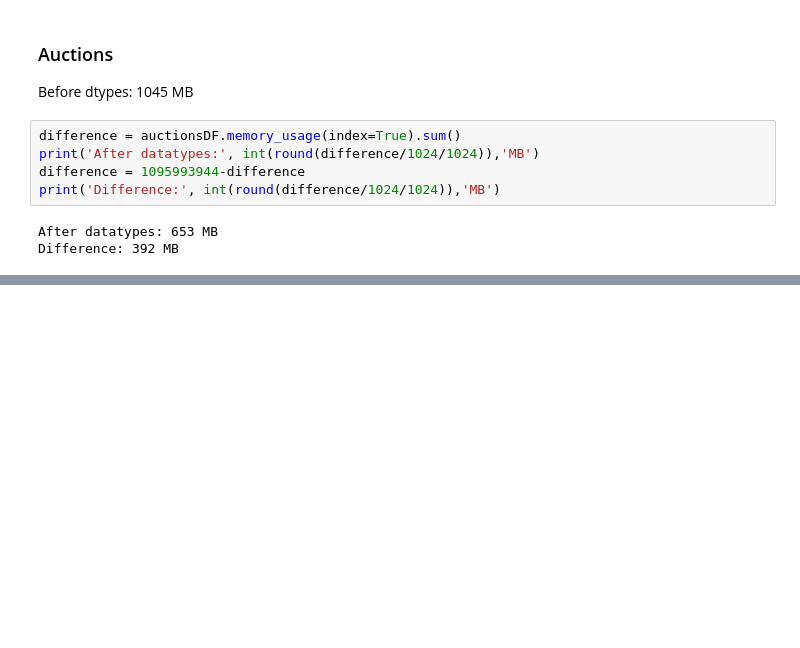
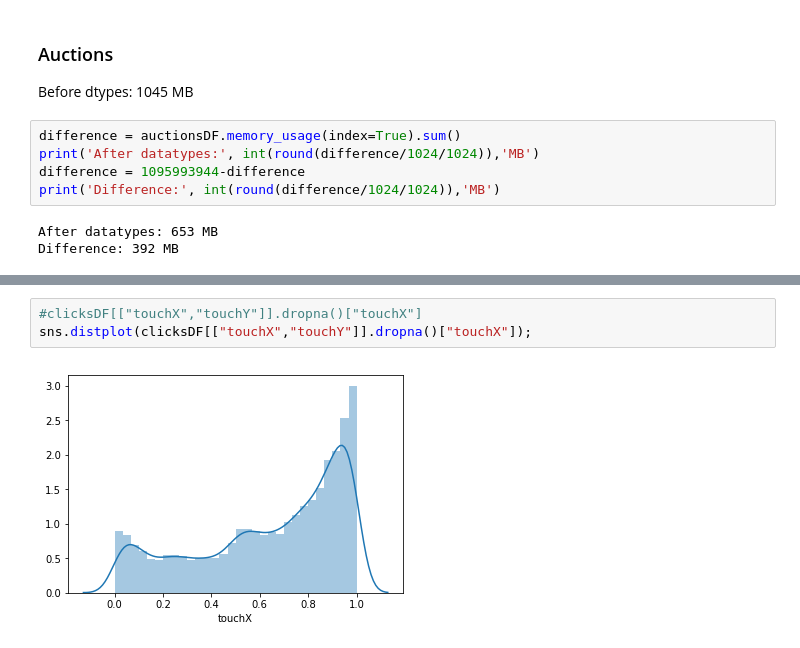
Before and after one commit to bebetosaba/7506-datos-1C2019, a Jupyter notebook: TP1/analisis.ipynb, the cells around one changed output, grey strips where cells are left out. Drawn from its saved outputs; the diff is of its cells as text; blank space fills up the shorter version.

```diff
--- a/TP1/analisis.ipynb
+++ b/TP1/analisis.ipynb
@@ -109,0 +173,5 @@ Difference: 392 MB
+# %%
+#clicksDF[["touchX","touchY"]].dropna()["touchX"]
+sns.distplot(clicksDF[["touchX","touchY"]].dropna()["touchX"]);
+# %% [output]
+[figure, added]
```
Also changed, not shown: parts of 14 cells of this notebook.
